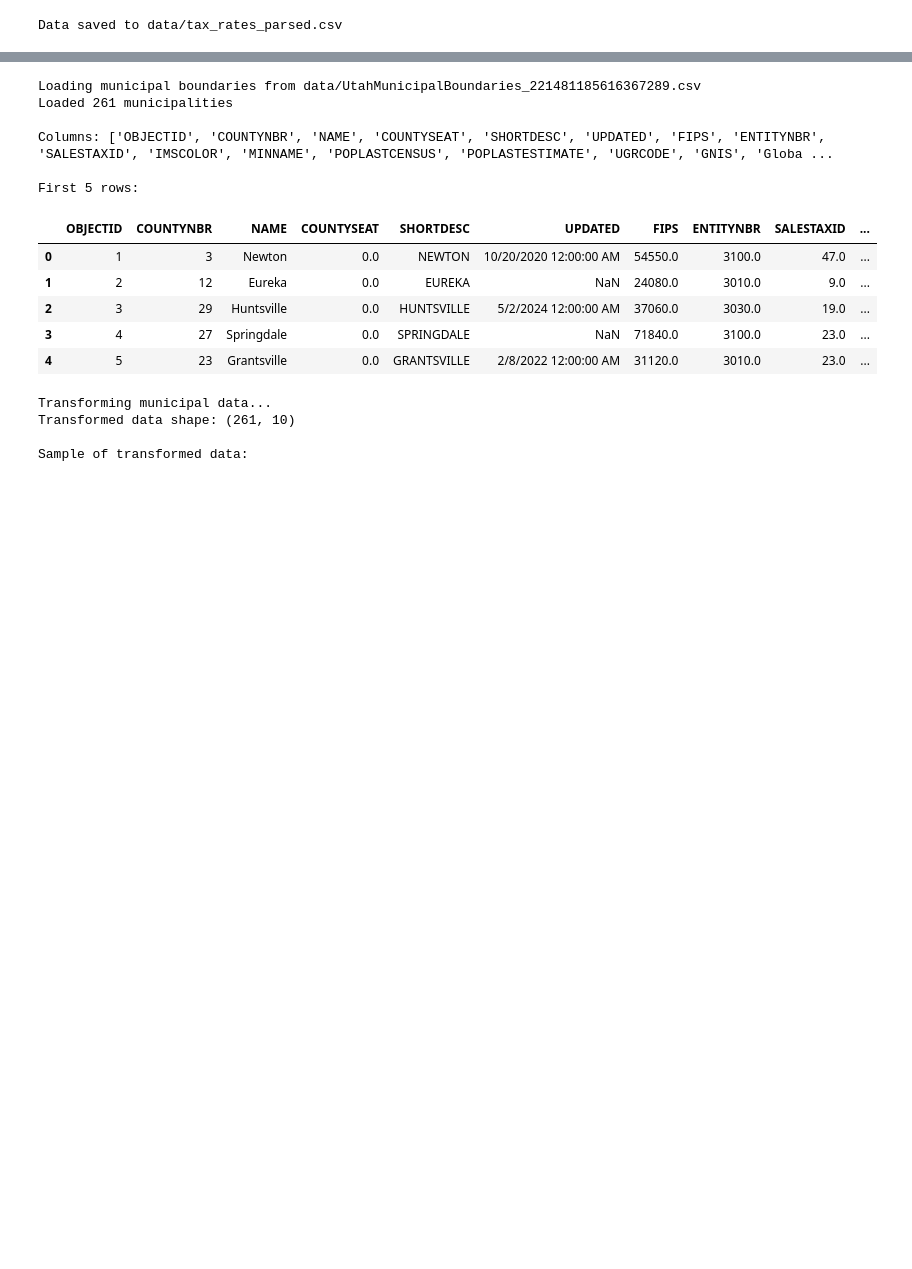
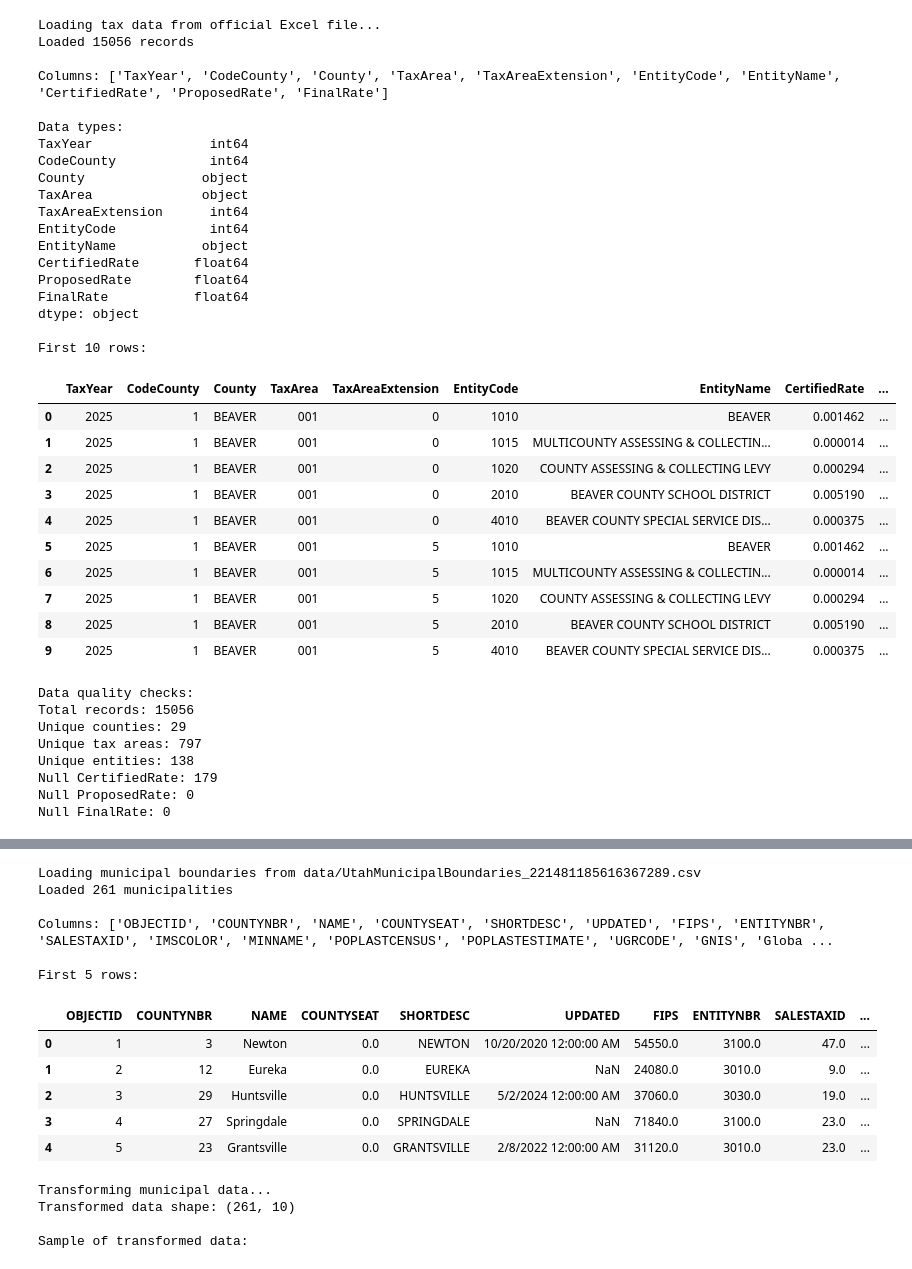
Before and after one commit to kraig-droid/localish-utah-propertytax-analysis, a Jupyter notebook: property_tax_comparisons.ipynb, the cells around one changed output, grey strips where cells are left out. Drawn from its saved outputs; the diff is of its cells as text; code cells hidden in the pictures; blank space fills up the shorter version.

```diff
--- a/property_tax_comparisons.ipynb
+++ b/property_tax_comparisons.ipynb
@@ -5,13 +5,8 @@ This notebook downloads Utah property tax rate data, extracts it from PDF, and s
 # %%
 from pathlib import Path
-import requests
-from pdfminer.high_level import extract_text_to_fp
-from pdfminer.layout import LAParams
 import pandas as pd
 import sqlite3
-import re
-import io
 
 # Setup paths
 data_dir = Path("data")
-pdf_path = data_dir / "taxarearates2025.pdf"
+excel_path = data_dir / "2025 Tax Rate by Tax Area - State.xlsx"
@@ -217,11 +13,64 @@ First 20 rows:
-# %%
-# Save to CSV as backup
-if not combined_df.empty:
-    csv_path = data_dir / "tax_rates_parsed.csv"
-    combined_df.to_csv(csv_path, index=False)
-    print(f"Data saved to {csv_path}")
-# %% [output]
-Data saved to data/tax_rates_parsed.csv
+# %%
+# Load tax rate data from official Excel file
+print("Loading tax data from official Excel file...")
+
+tax_df = pd.read_excel(excel_path)
+
+print(f"Loaded {len(tax_df)} records")
+print(f"\nColumns: {list(tax_df.columns)}")
+print(f"\nData types:")
+print(tax_df.dtypes)
+print(f"\nFirst 10 rows:")
+display(tax_df.head(10))
+
+# Basic data quality checks
+print(f"\nData quality checks:")
+print(f"Total records: {len(tax_df)}")
+print(f"Unique counties: {tax_df['County'].nunique()}")
+print(f"Unique tax areas: {tax_df['TaxArea'].nunique()}")
+print(f"Unique entities: {tax_df['EntityCode'].nunique()}")
+print(f"Null CertifiedRate: {tax_df['CertifiedRate'].isna().sum()}")
+print(f"Null ProposedRate: {tax_df['ProposedRate'].isna().sum()}")
+print(f"Null FinalRate: {tax_df['FinalRate'].isna().sum()}")
+# %% [output]
+Loading tax data from official Excel file...
+Loaded 15056 records
+
+Columns: ['TaxYear', 'CodeCounty', 'County', 'TaxArea', 'TaxAreaExtension', 'EntityCode', 'EntityName', 'CertifiedRate', 'ProposedRate', 'FinalRate']
+
+Data types:
+TaxYear               int64
+CodeCounty            int64
+County               object
+TaxArea              object
+TaxAreaExtension      int64
+EntityCode            int64
+EntityName           object
+CertifiedRate       float64
+ProposedRate        float64
+FinalRate           float64
+dtype: object
+
+First 10 rows:
+|  | TaxYear | CodeCounty | County | TaxArea | TaxAreaExtension | EntityCode | EntityName | CertifiedRate | ... |
+| 0 | 2025 | 1 | BEAVER | 001 | 0 | 1010 | BEAVER | 0.001462 | ... |
+| 1 | 2025 | 1 | BEAVER | 001 | 0 | 1015 | MULTICOUNTY ASSESSING & COLLECTIN... | 0.000014 | ... |
+| 2 | 2025 | 1 | BEAVER | 001 | 0 | 1020 | COUNTY ASSESSING & COLLECTING LEVY | 0.000294 | ... |
+| 3 | 2025 | 1 | BEAVER | 001 | 0 | 2010 | BEAVER COUNTY SCHOOL DISTRICT | 0.005190 | ... |
+| 4 | 2025 | 1 | BEAVER | 001 | 0 | 4010 | BEAVER COUNTY SPECIAL SERVICE DIS... | 0.000375 | ... |
+| 5 | 2025 | 1 | BEAVER | 001 | 5 | 1010 | BEAVER | 0.001462 | ... |
+| 6 | 2025 | 1 | BEAVER | 001 | 5 | 1015 | MULTICOUNTY ASSESSING & COLLECTIN... | 0.000014 | ... |
+| 7 | 2025 | 1 | BEAVER | 001 | 5 | 1020 | COUNTY ASSESSING & COLLECTING LEVY | 0.000294 | ... |
+| 8 | 2025 | 1 | BEAVER | 001 | 5 | 2010 | BEAVER COUNTY SCHOOL DISTRICT | 0.005190 | ... |
+| 9 | 2025 | 1 | BEAVER | 001 | 5 | 4010 | BEAVER COUNTY SPECIAL SERVICE DIS... | 0.000375 | ... |
+Data quality checks:
+Total records: 15056
+Unique counties: 29
+Unique tax areas: 797
+Unique entities: 138
+Null CertifiedRate: 179
+Null ProposedRate: 0
+Null FinalRate: 0
 # %%
 # Create SQLite database
 db_path = data_dir / "property_tax.db"
```
Also changed, not shown: parts of 12 cells of this notebook, 1 other file.
